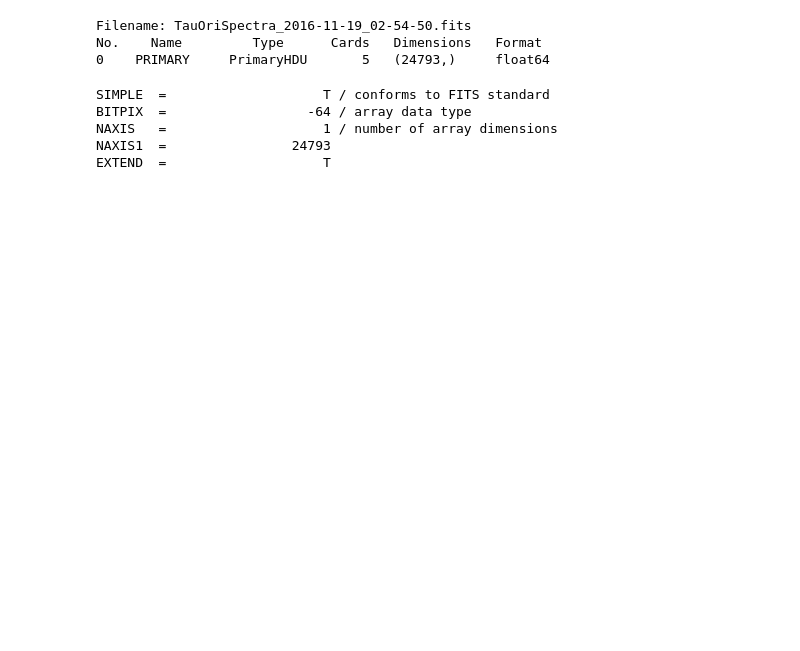
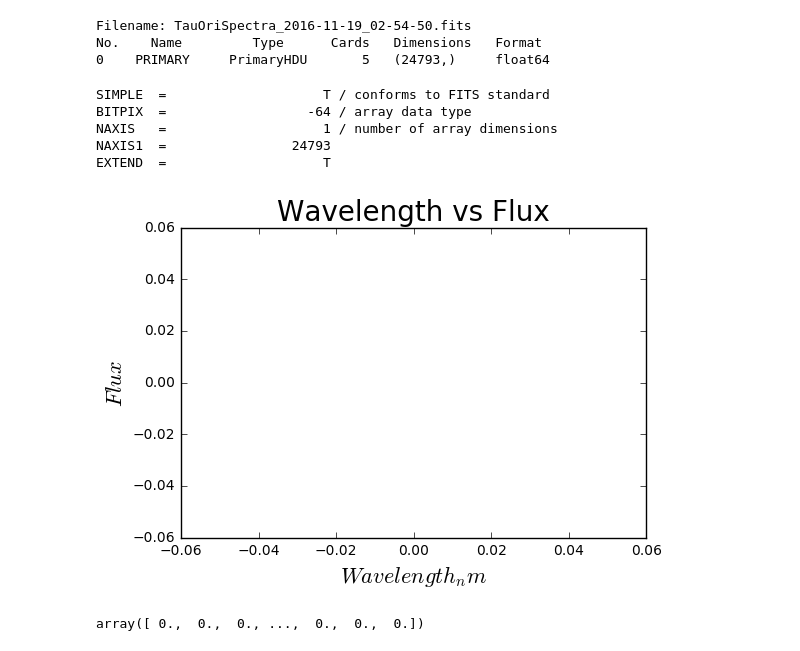
Before and after one commit to AstroPascual/Practica, a Jupyter notebook: 20161118/TauOri2.ipynb, the cells around one changed output. Cells and saved outputs as stored; diff of their text form; code cells hidden in the pictures; blank space fills up the shorter version.

```diff
--- a/20161118/TauOri2.ipynb
+++ b/20161118/TauOri2.ipynb
@@ -207,3 +251,19 @@ BITPIX  =                  -64 / array data type
 NAXIS   =                    1 / number of array dimensions
 NAXIS1  =                24793
 EXTEND  =                    T
+# %%
+data = pyfits.getdata('TauOriSpectra_2016-11-19_02-54-50.fits',0)
+wave=data[0]
+normalized=data[1]
+
+plt.plot(wave,normalized,linewidth=.5)
+plt.title('Wavelength vs Flux', fontsize = 20)
+plt.xlabel('$Wavelength_nm$',fontsize=16)
+plt.ylabel('$Flux$',fontsize=16)
+plt.show()
+# %% [output]
+[figure, added]
+# %%
+data
+# %% [output]
+array([ 0.,  0.,  0., ...,  0.,  0.,  0.])
```
Also changed, not shown: parts of 16 cells of this notebook.
